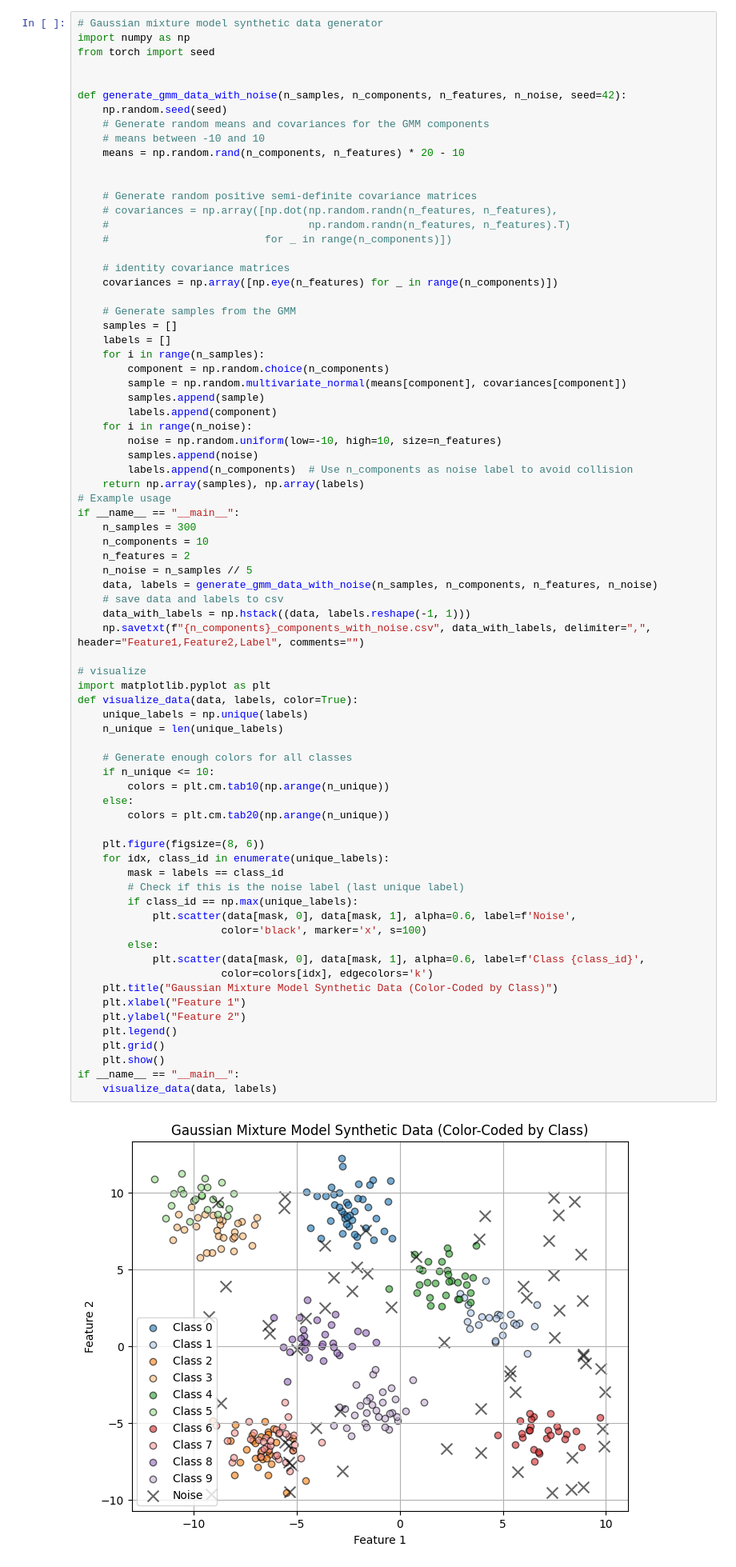
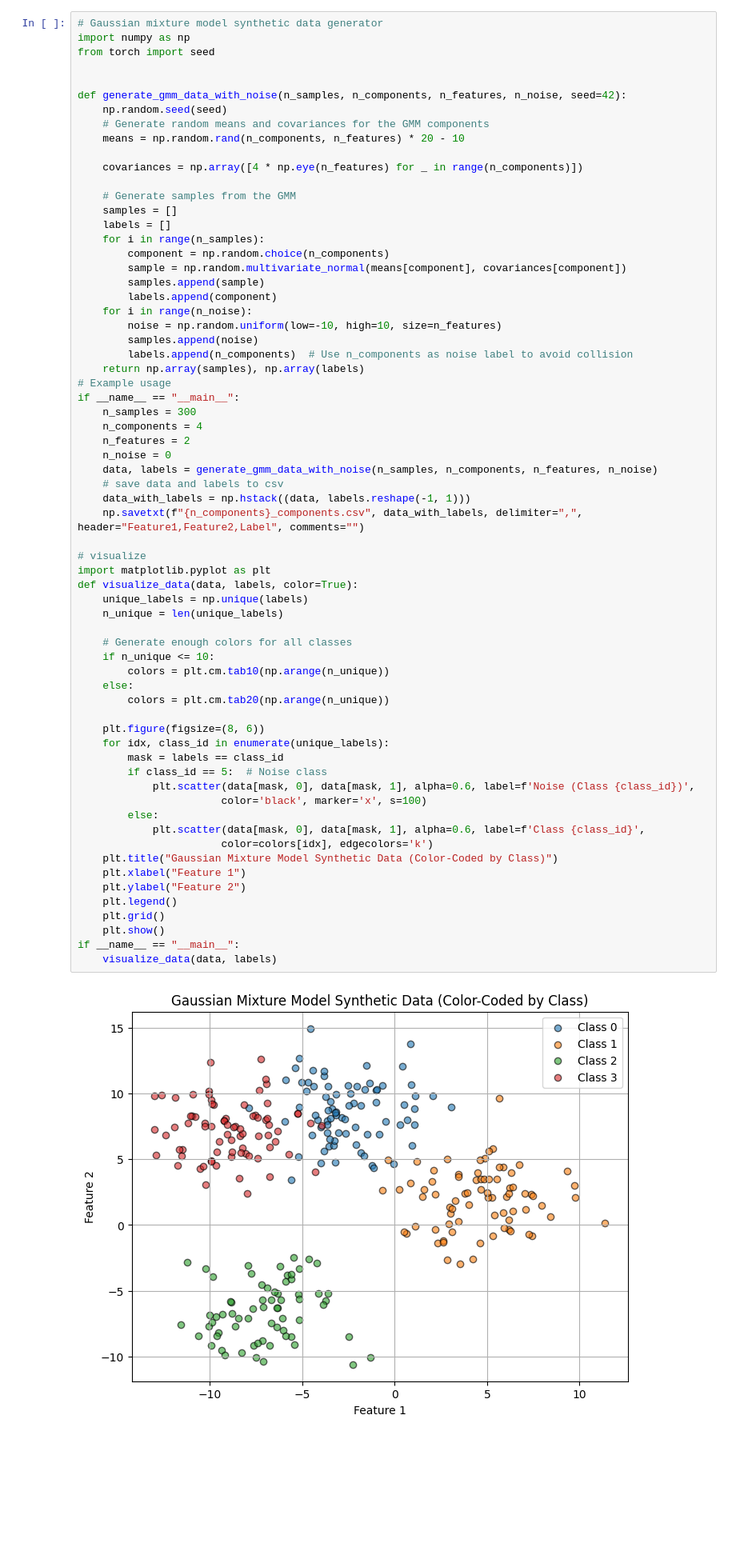
Before and after one commit to wumboingwumbos/ImageProcessing, a Jupyter notebook: Pattern_Rec_ECE5363/Project_5/Bartley_Hossain.ipynb, the cells around one changed output. Shown at 80% size. Cells and saved outputs as stored; diff of their text form; blank space fills up the shorter version.

```diff
--- a/Pattern_Rec_ECE5363/Project_5/Bartley_Hossain.ipynb
+++ b/Pattern_Rec_ECE5363/Project_5/Bartley_Hossain.ipynb
@@ -13,17 +13,9 @@ from torch import seed
 def generate_gmm_data_with_noise(n_samples, n_components, n_features, n_noise, seed=42):
     np.random.seed(seed)
     # Generate random means and covariances for the GMM components
-    # means between -10 and 10
     means = np.random.rand(n_components, n_features) * 20 - 10
 
-
-    # Generate random positive semi-definite covariance matrices
-    # covariances = np.array([np.dot(np.random.randn(n_features, n_features),
-    #                                np.random.randn(n_features, n_features).T)
-    #                         for _ in range(n_components)])
-
-    # identity covariance matrices
-    covariances = np.array([np.eye(n_features) for _ in range(n_components)])
+    covariances = np.array([4 * np.eye(n_features) for _ in range(n_components)])
 
     # Generate samples from the GMM
     samples = []
@@ -41,46 +33,45 @@ def generate_gmm_data_with_noise(n_samples, n_components, n_features, n_noise, s
 # Example usage
 if __name__ == "__main__":
     n_samples = 300
-    n_components = 10
+    n_components = 4
     n_features = 2
-    n_noise = n_samples // 5
+    n_noise = 0
     data, labels = generate_gmm_data_with_noise(n_samples, n_components, n_features, n_noise)
     # save data and labels to csv
     data_with_labels = np.hstack((data, labels.reshape(-1, 1)))
-    np.savetxt(f"{n_components}_components_with_noise.csv", data_with_labels, delimiter=",", header="Feature1,Feature2,Label", comments="")
+    np.savetxt(f"{n_components}_components.csv", data_with_labels, delimiter=",", header="Feature1,Feature2,Label", comments="")
 
 # visualize
 import matplotlib.pyplot as plt
 def visualize_data(data, labels, color=True):
     unique_labels = np.unique(labels)
     n_unique = len(unique_labels)
 
     # Generate enough colors for all classes
     if n_unique <= 10:
         colors = plt.cm.tab10(np.arange(n_unique))
     else:
         colors = plt.cm.tab20(np.arange(n_unique))
 
     plt.figure(figsize=(8, 6))
     for idx, class_id in enumerate(unique_labels):
         mask = labels == class_id
-        # Check if this is the noise label (last unique label)
-        if class_id == np.max(unique_labels):
-            plt.scatter(data[mask, 0], data[mask, 1], alpha=0.6, label=f'Noise',
+        if class_id == 5:  # Noise class
+            plt.scatter(data[mask, 0], data[mask, 1], alpha=0.6, label=f'Noise (Class {class_id})',
                        color='black', marker='x', s=100)
         else:
             plt.scatter(data[mask, 0], data[mask, 1], alpha=0.6, label=f'Class {class_id}',
                        color=colors[idx], edgecolors='k')
     plt.title("Gaussian Mixture Model Synthetic Data (Color-Coded by Class)")
     plt.xlabel("Feature 1")
     plt.ylabel("Feature 2")
     plt.legend()
     plt.grid()
     plt.show()
 if __name__ == "__main__":
     visualize_data(data, labels)
 # %% [output]
-[figure, old version]
+[figure, new version]
 # %% [markdown]
 ## K-Means
 # %% [markdown]
```
Also changed, not shown: parts of 15 cells of this notebook, 1 other file.
